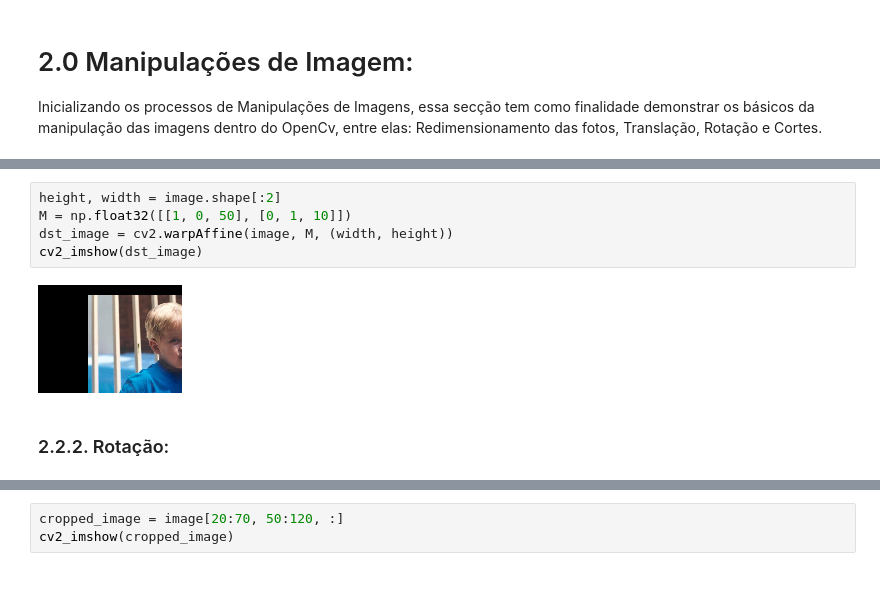
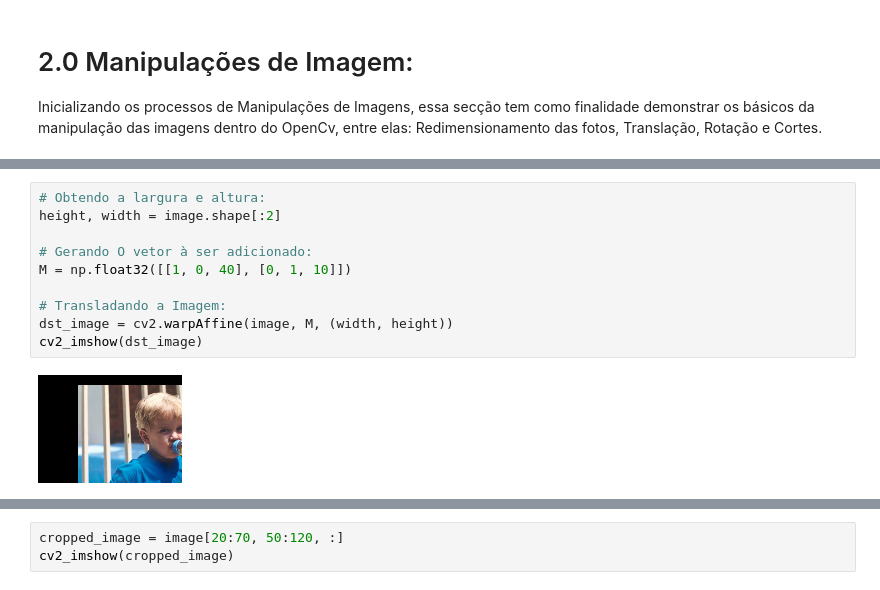
Before and after one commit to GabrielTrentino/Bootcamps-Masterclass, a Jupyter notebook: 02 - Masterclass/02.1 - SIGMOIDAL - Visão Computacional/Manipulações_Básicas_com_Open_CV.ipynb, the cells around one changed output, grey strips where cells are left out. Drawn from its saved outputs; the diff is of its cells as text.

```diff
--- a/02 - Masterclass/02.1 - SIGMOIDAL - Visão Computacional/Manipulações_Básicas_com_Open_CV.ipynb
+++ b/02 - Masterclass/02.1 - SIGMOIDAL - Visão Computacional/Manipulações_Básicas_com_Open_CV.ipynb
@@ -162,9 +191,12 @@ print(image.shape)
 # %%
+# Obtendo a largura e altura:
 height, width = image.shape[:2]
-M = np.float32([[1, 0, 50], [0, 1, 10]])
+
+# Gerando O vetor à ser adicionado:
+M = np.float32([[1, 0, 40], [0, 1, 10]])
+
+# Transladando a Imagem:
 dst_image = cv2.warpAffine(image, M, (width, height))
 cv2_imshow(dst_image)
 # %% [output]
-[figure, old version]
+[figure, new version]
-# %% [markdown]
-### 2.2.2. Rotação:
```
Also changed, not shown: parts of 18 cells of this notebook.
